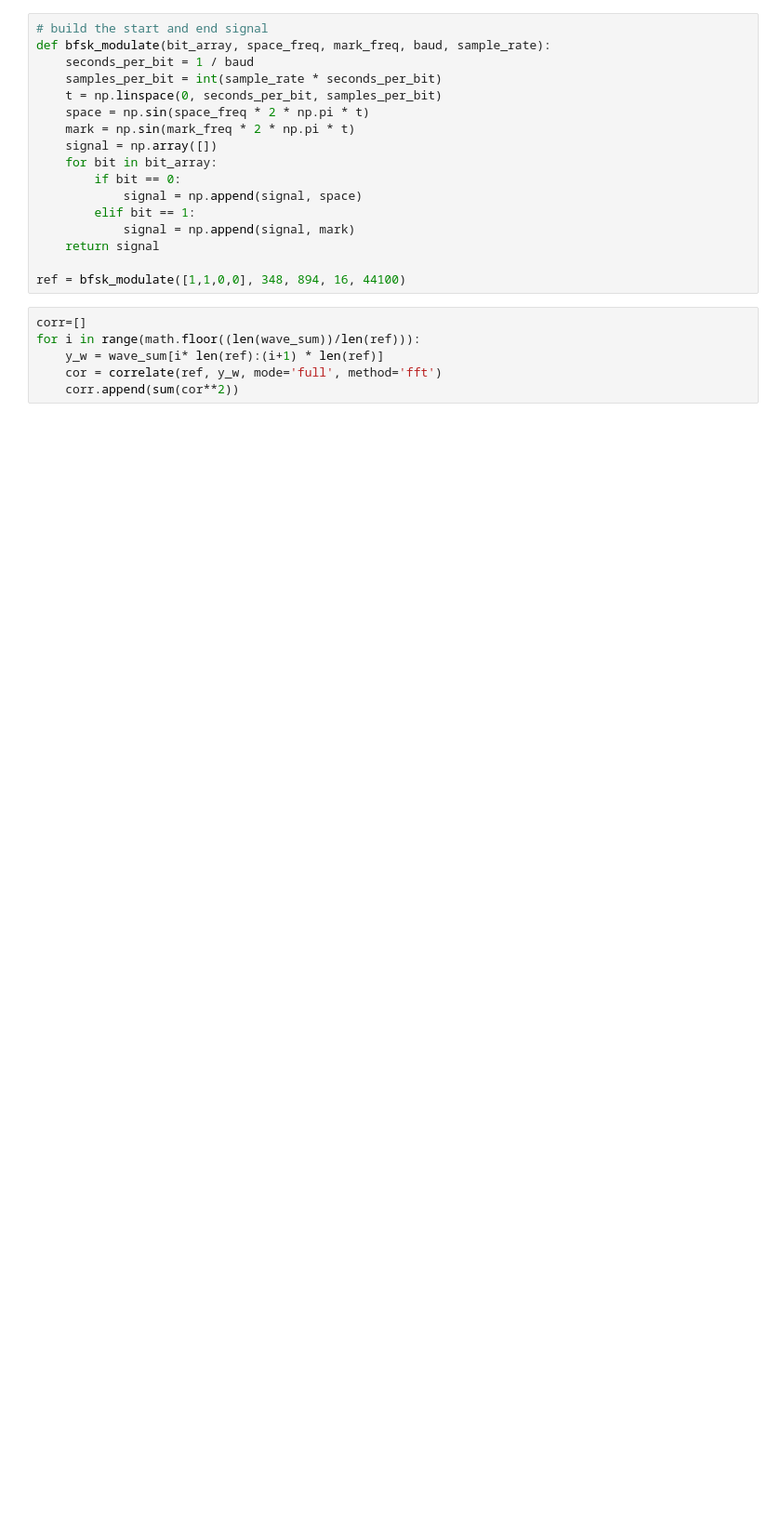
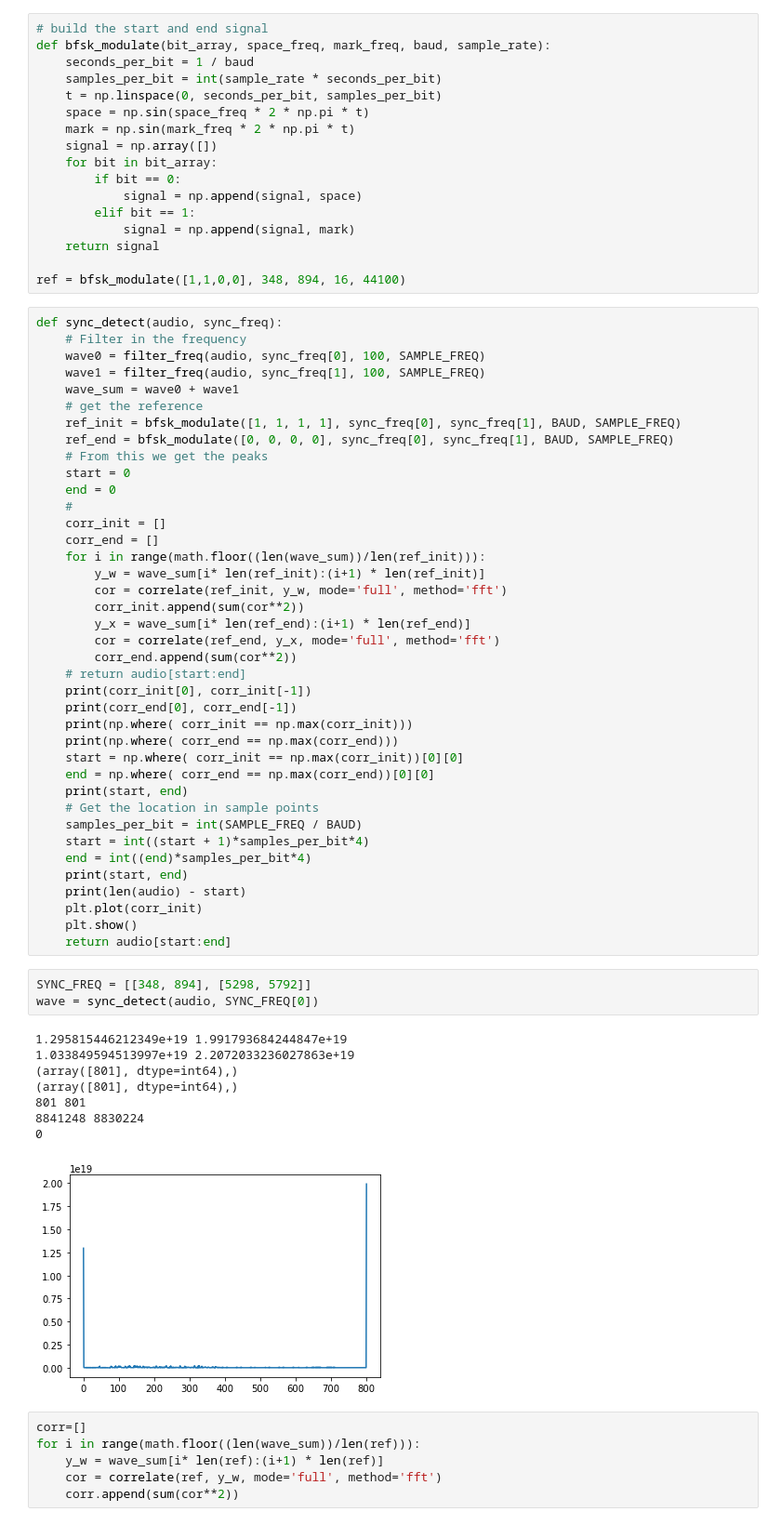
Before and after one commit to leslieecv/EL5207_project, a Jupyter notebook: receiver/demod_viewer.ipynb, the cells around one changed output. Shown at 93% size. Cells and saved outputs as stored; diff of their text form; blank space fills up the shorter version.

```diff
--- a/receiver/demod_viewer.ipynb
+++ b/receiver/demod_viewer.ipynb
@@ -49,6 +49,57 @@ def bfsk_modulate(bit_array, space_freq, mark_freq, baud, sample_rate):
     return signal
 
 ref = bfsk_modulate([1,1,0,0], 348, 894, 16, 44100)
+# %%
+def sync_detect(audio, sync_freq):
+    # Filter in the frequency
+    wave0 = filter_freq(audio, sync_freq[0], 100, SAMPLE_FREQ)
+    wave1 = filter_freq(audio, sync_freq[1], 100, SAMPLE_FREQ)
+    wave_sum = wave0 + wave1
+    # get the reference
+    ref_init = bfsk_modulate([1, 1, 1, 1], sync_freq[0], sync_freq[1], BAUD, SAMPLE_FREQ)
+    ref_end = bfsk_modulate([0, 0, 0, 0], sync_freq[0], sync_freq[1], BAUD, SAMPLE_FREQ)
+    # From this we get the peaks
+    start = 0
+    end = 0
+    #
+    corr_init = []
+    corr_end = []
+    for i in range(math.floor((len(wave_sum))/len(ref_init))):
+        y_w = wave_sum[i* len(ref_init):(i+1) * len(ref_init)]
+        cor = correlate(ref_init, y_w, mode='full', method='fft')
+        corr_init.append(sum(cor**2))
+        y_x = wave_sum[i* len(ref_end):(i+1) * len(ref_end)]
+        cor = correlate(ref_end, y_x, mode='full', method='fft')
+        corr_end.append(sum(cor**2))
+    # return audio[start:end]
+    print(corr_init[0], corr_init[-1])
+    print(corr_end[0], corr_end[-1])
+    print(np.where( corr_init == np.max(corr_init)))
+    print(np.where( corr_end == np.max(corr_end)))
+    start = np.where( corr_init == np.max(corr_init))[0][0]
+    end = np.where( corr_end == np.max(corr_end))[0][0]
+    print(start, end)
+    # Get the location in sample points
+    samples_per_bit = int(SAMPLE_FREQ / BAUD)
+    start = int((start + 1)*samples_per_bit*4)
+    end = int((end)*samples_per_bit*4)
+    print(start, end)
+    print(len(audio) - start)
+    plt.plot(corr_init)
+    plt.show()
+    return audio[start:end]
+# %%
+SYNC_FREQ = [[348, 894], [5298, 5792]]
+wave = sync_detect(audio, SYNC_FREQ[0])
+# %% [output]
+1.295815446212349e+19 1.991793684244847e+19
+1.033849594513997e+19 2.2072033236027863e+19
+(array([801], dtype=int64),)
+(array([801], dtype=int64),)
+801 801
+8841248 8830224
+0
+[figure, added]
 # %%
 corr=[]
 for i in range(math.floor((len(wave_sum))/len(ref))):
```
Also changed, not shown: parts of 6 cells of this notebook, 3 other files.
